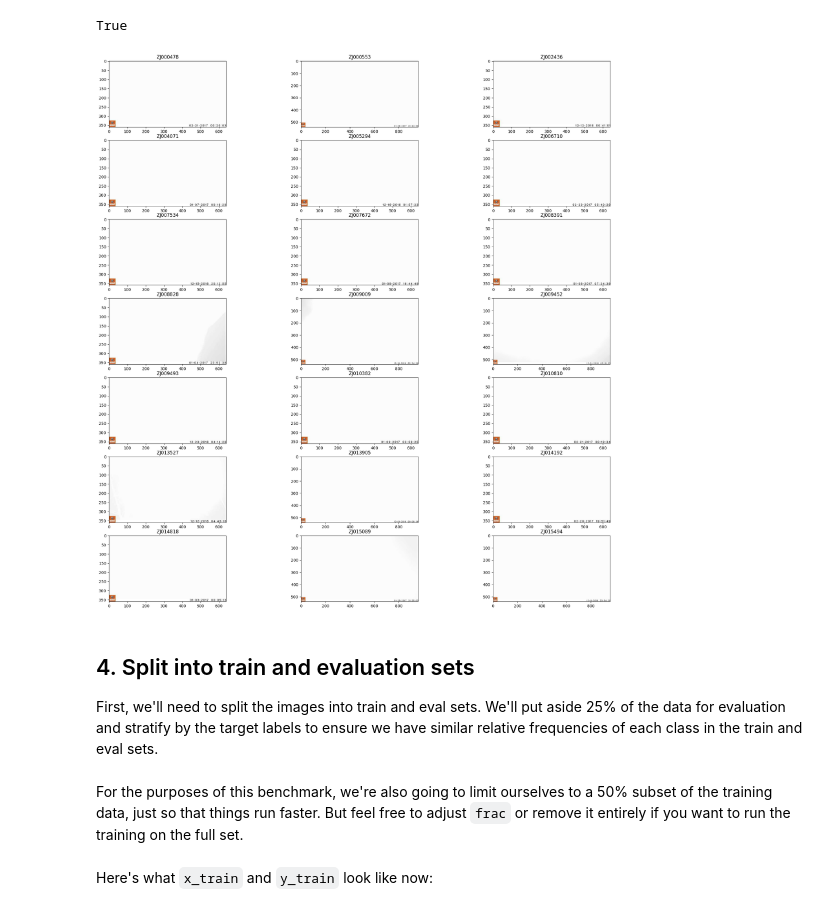
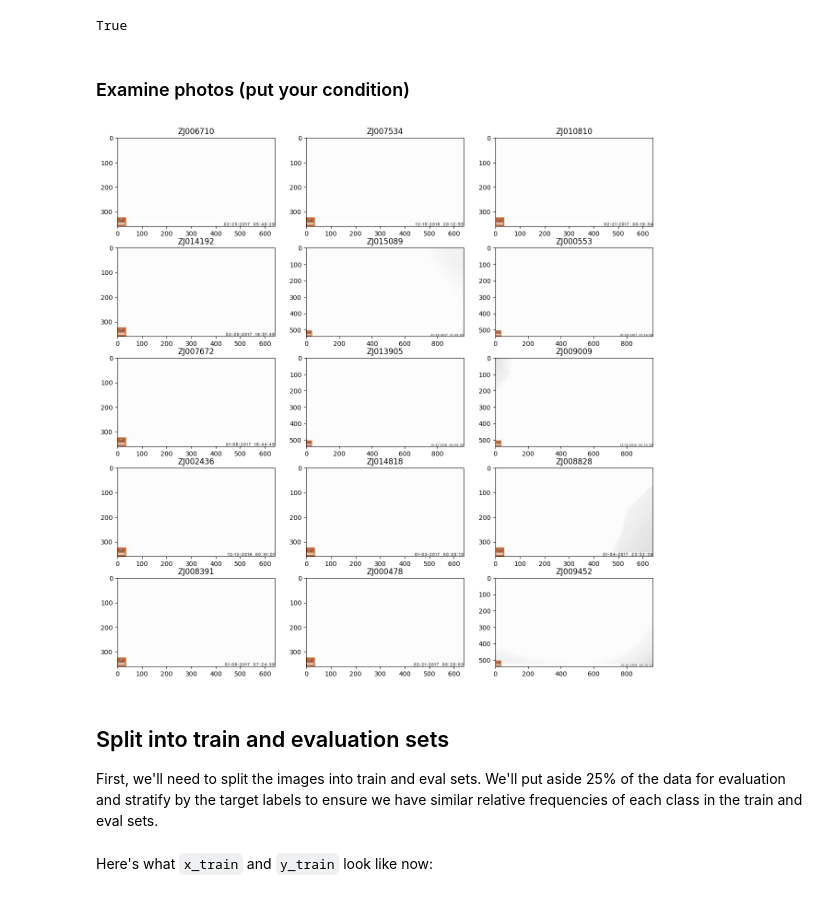
Before and after one commit to canonic-epicure/conservision, a Jupyter notebook: benchmark.ipynb, the cells around one changed output. Cells and saved outputs as stored; diff of their text form; code cells hidden in the pictures.

```diff
--- a/benchmark.ipynb
+++ b/benchmark.ipynb
@@ -203,15 +210,9 @@ train_features
 # %%
-import lib
-import torchvision
-
 def is_overexposed(filename):
     tensor = torchvision.io.read_image(filename)
     if tensor.shape[0] == 1:
         tensor = tensor.repeat(3, 1, 1)
-    res = lib.is_overexposed_torchvision(tensor.to('cuda'))
+    return lib.is_overexposed_torchvision(tensor.to('cuda'))
 
-    return res
-
-train_features['is_overexposed_full'] = train_features['filepath'].apply(is_overexposed)
+train_features['is_overexposed_full'] = train_features['filepath'].apply(lambda filename: is_overexposed('data/' + filename))
+train_features['is_overexposed'] = train_features['is_overexposed_full'].str[0]
-# %%
-train_features['is_overexposed_mu'] = train_features['is_overexposed_full'].str[1].str.get('mu')
@@ -267,29 +231,31 @@ lib.is_overexposed_torchvision(ZJ015089_tensor)
+# %% [markdown]
+### Examine photos (put your condition)
 # %%
-import matplotlib.image as mpimg
-
 random_state = 411
 
 # we'll create a grid with 8 positions, one for each label (7 species, plus blanks)
-fig, axes = plt.subplots(nrows=7, ncols=3, figsize=(25, 25))
+fig, axes = plt.subplots(nrows=5, ncols=3, figsize=(15, 15))
 
-# blanks_on_s0060 = train_all[ (train_all['blank'] == 1) & (train_all['site'] == 'S0060')].sample(axes.size, random_state=random_state)
+# rows = train_all[(train_all['blank'] == 1) & (train_all['site'] == 'S0060')]
 
-blanks_on_s0060 = train_features[ train_features['is_overexposed'] == True]
+rows = train_features[train_features['is_overexposed'] == True]
 
-# blanks_on_s0060 = train_features[(train_features['is_overexposed_mu'] > 240)]
+# rows = train_features[(train_features['is_overexposed_mu'] > 240)]
+
+# rows = rows.sample(min(axes.size, len(rows)), random_state=random_state)
 
 # iterate through each species
-for (idx, row), ax in zip(list(blanks_on_s0060.iterrows()), axes.flatten()):
-    img = Image.open(row['filepath']).convert("RGB")
+for (idx, row), ax in zip(list(rows.iterrows()), axes.flatten(), strict=False):
+    if ax is None or row is None:
+        break
+    img = Image.open('data/' + row['filepath'])
     ax.imshow(img)
     ax.set_title(f"{idx}")
 # %% [output]
-[figure, old version]
+[figure, new version]
 # %% [markdown]
-## 4. Split into train and evaluation sets
+## Split into train and evaluation sets
 First, we'll need to split the images into train and eval sets. We'll put aside 25% of the data for evaluation and stratify by the target labels to ensure we have similar relative frequencies of each class in the train and eval sets.
-# %% [markdown]
-For the purposes of this benchmark, we're also going to limit ourselves to a 50% subset of the training data, just so that things run faster. But feel free to adjust `frac` or remove it entirely if you want to run the training on the full set.
 # %%
 from sklearn.model_selection import train_test_split
 
```
Also changed, not shown: parts of 42 cells of this notebook.
